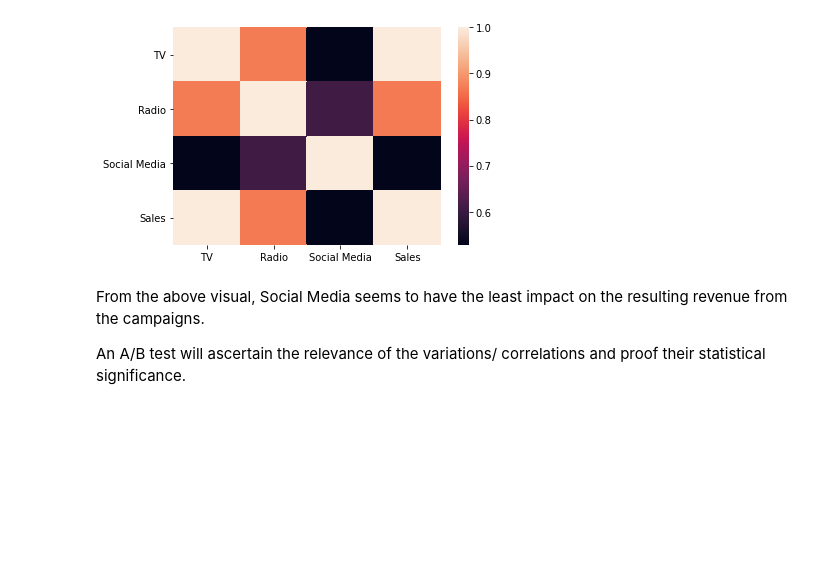
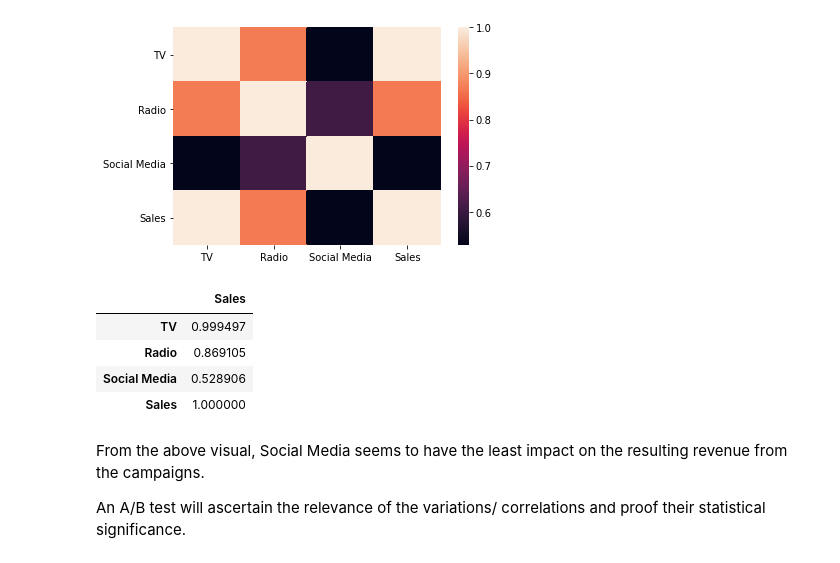
Before and after one commit to josephine-amponsah/sentimental-analysis-dashboard, a Jupyter notebook: notebooks/EDA.ipynb, the cells around one changed output. Drawn from its saved outputs; the diff is of its cells as text; code cells hidden in the pictures; blank space fills up the shorter version.

```diff
--- a/notebooks/EDA.ipynb
+++ b/notebooks/EDA.ipynb
@@ -77,6 +79,14 @@ sns.heatmap(corr)
 # %% [output]
 <AxesSubplot:>
 [figure]
+# %%
+corr[['Sales']]
+# %% [output]
+|  | Sales |
+| TV | 0.999497 |
+| Radio | 0.869105 |
+| Social Media | 0.528906 |
+| Sales | 1.000000 |
 # %% [markdown]
 From the above visual, Social Media seems to have the least impact on the resulting revenue from the campaigns.
 
```
Also changed, not shown: parts of 4 cells of this notebook, 2 other files.
